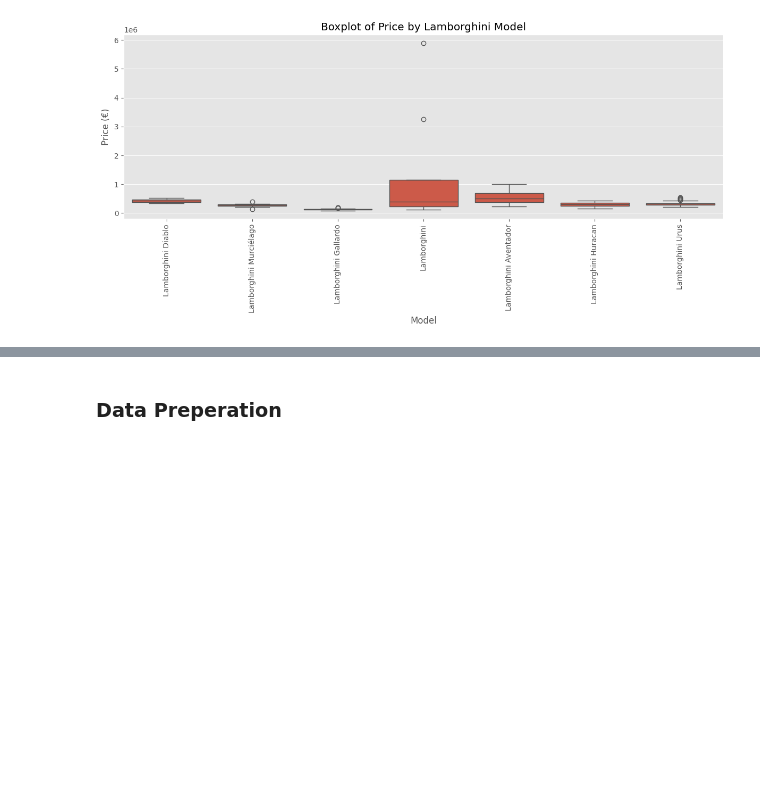
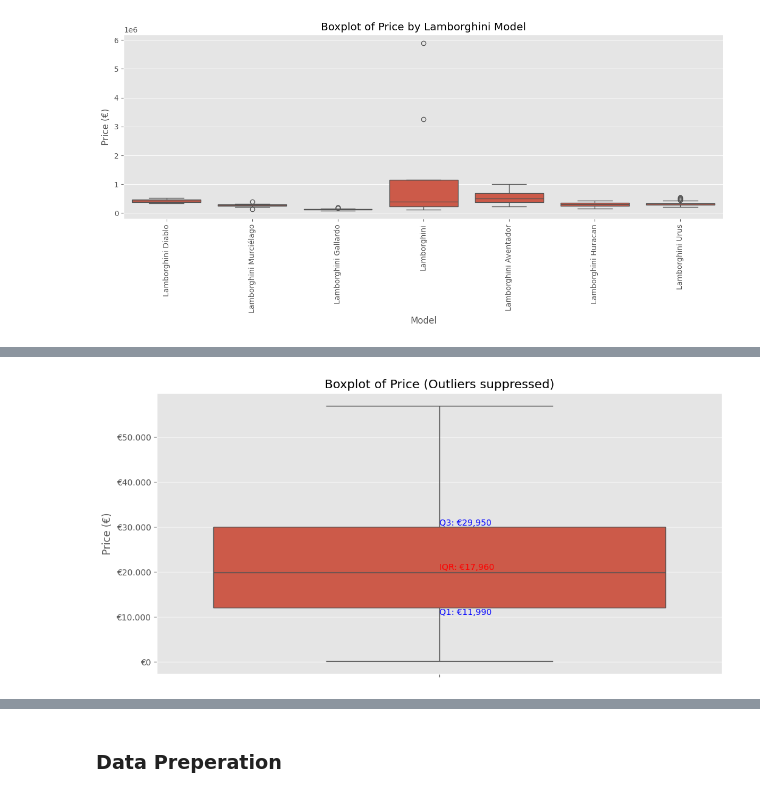
Before and after one commit to kiljos/data_mining, a Jupyter notebook: EDA/data_analysis.ipynb, the cells around one changed output, grey strips where cells are left out. Saved outputs shown, nothing was run; the diff lists cells and outputs as text; code cells hidden in the pictures; blank space fills up the shorter version.

```diff
--- a/EDA/data_analysis.ipynb
+++ b/EDA/data_analysis.ipynb
@@ -63,3 +64,26 @@ df.query('model == "Lamborghini"').sort_values(by= 'price_in_euro', ascending= F
+# %%
+from matplotlib.ticker import FuncFormatter
+
+# Calculate IQR
+q1 = df['price_in_euro'].quantile(0.25)
+q3 = df['price_in_euro'].quantile(0.75)
+iqr = q3 - q1
+
+plt.figure(figsize=(12, 6))
+ax = sns.boxplot(data=df, y='price_in_euro', showfliers=False)
+plt.xticks(rotation=90)
+plt.title('Boxplot of Price (Outliers suppressed)')
+plt.ylabel('Price (€)')
+plt.gca().yaxis.set_major_formatter(FuncFormatter(lambda x, _: f'€{int(x):,}'.replace(',', '.')))
+
+# Annotate IQR
+plt.text(0, q3, f'Q3: €{q3:,.0f}', va='bottom', ha='left', color='blue')
+plt.text(0, q1, f'Q1: €{q1:,.0f}', va='top', ha='left', color='blue')
+plt.text(0, (q1+q3)/2, f'IQR: €{iqr:,.0f}', va='center', ha='left', color='red')
+
+plt.show()
+# %% [output]
+[figure, added]
 # %%
 df.head()
 # %% [output]
```
Also changed, not shown: parts of 2 cells of this notebook.
